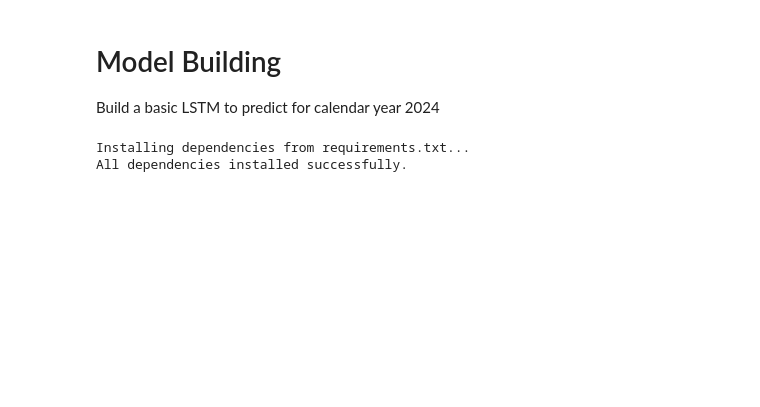
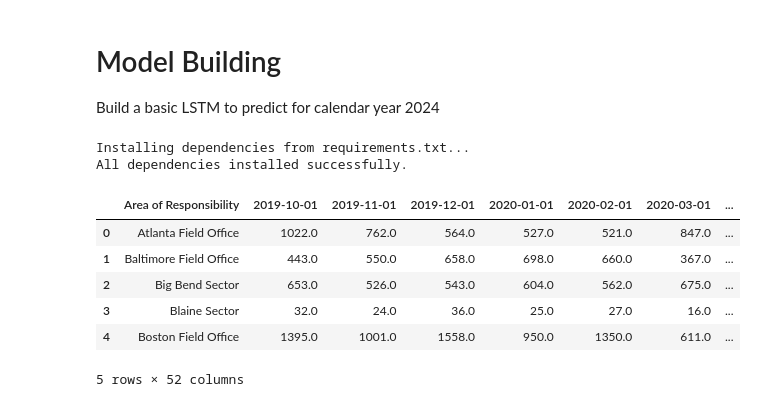
Before and after one commit to alanklin/AA-Capstone, a Jupyter notebook: Code/Notebooks/week5_model_building.ipynb, the cells around one changed output. Drawn from its saved outputs; the diff is of its cells as text; code cells hidden in the pictures; blank space fills up the shorter version.

```diff
--- a/Code/Notebooks/week5_model_building.ipynb
+++ b/Code/Notebooks/week5_model_building.ipynb
@@ -7,4 +7,13 @@ from _Setup import *
 Installing dependencies from requirements.txt...
 All dependencies installed successfully.
 # %%
-sector_train = pd.read_csv(sector_train_dropped_csv_path)
+sector_train = pd.read_csv(sector_train_input_ready)
+sector_train.head()
+# %% [output]
+|  | Area of Responsibility | 2019-10-01 | 2019-11-01 | 2019-12-01 | 2020-01-01 | 2020-02-01 | 2020-03-01 | ... |
+| 0 | Atlanta Field Office | 1022.0 | 762.0 | 564.0 | 527.0 | 521.0 | 847.0 | ... |
+| 1 | Baltimore Field Office | 443.0 | 550.0 | 658.0 | 698.0 | 660.0 | 367.0 | ... |
+| 2 | Big Bend Sector | 653.0 | 526.0 | 543.0 | 604.0 | 562.0 | 675.0 | ... |
+| 3 | Blaine Sector | 32.0 | 24.0 | 36.0 | 25.0 | 27.0 | 16.0 | ... |
+| 4 | Boston Field Office | 1395.0 | 1001.0 | 1558.0 | 950.0 | 1350.0 | 611.0 | ... |
+5 rows × 52 columns
```
Also changed, not shown: parts of 1 cell of this notebook, 3 other files.
